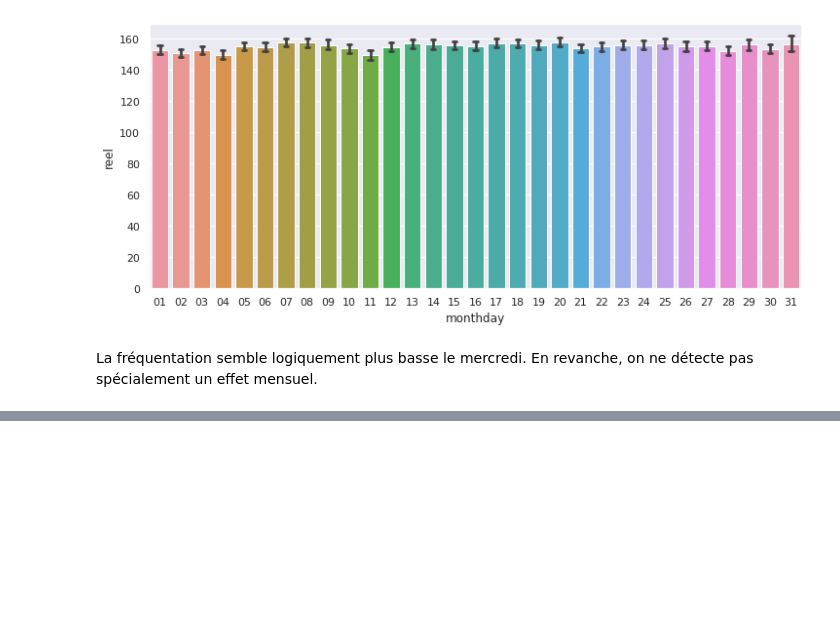
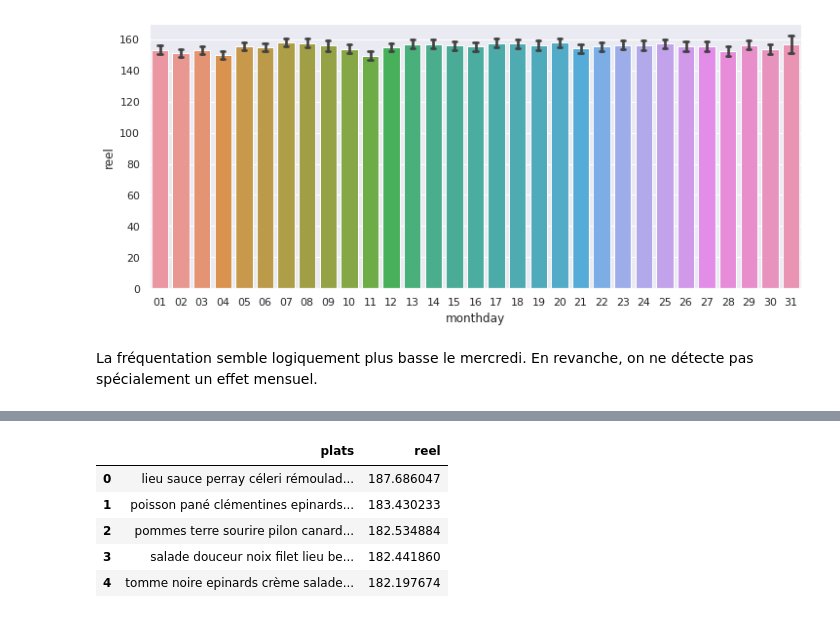
Before and after one commit to qangelot/projet_Nantes, a Jupyter notebook: research/exploratory_analysis.ipynb, the cells around one changed output, grey strips where cells are left out. Drawn from its saved outputs; the diff is of its cells as text; code cells hidden in the pictures; blank space fills up the shorter version.

```diff
--- a/research/exploratory_analysis.ipynb
+++ b/research/exploratory_analysis.ipynb
@@ -660,0 +733,11 @@ La fréquentation semble logiquement plus basse le mercredi. En revanche, on ne
+# %%
+data['attendance_rate'] = data['reel']/data['effectif']
+# %%
+data.groupby('plats').reel.mean().sort_values(ascending=False).reset_index().head()
+# %% [output]
+|  | plats | reel |
+| 0 | lieu sauce perray céleri rémoulad... | 187.686047 |
+| 1 | poisson pané clémentines epinards... | 183.430233 |
+| 2 | pommes terre sourire pilon canard... | 182.534884 |
+| 3 | salade douceur noix filet lieu be... | 182.441860 |
+| 4 | tomme noire epinards crème salade... | 182.197674 |
```
Also changed, not shown: parts of 18 cells of this notebook, 35 other files.
